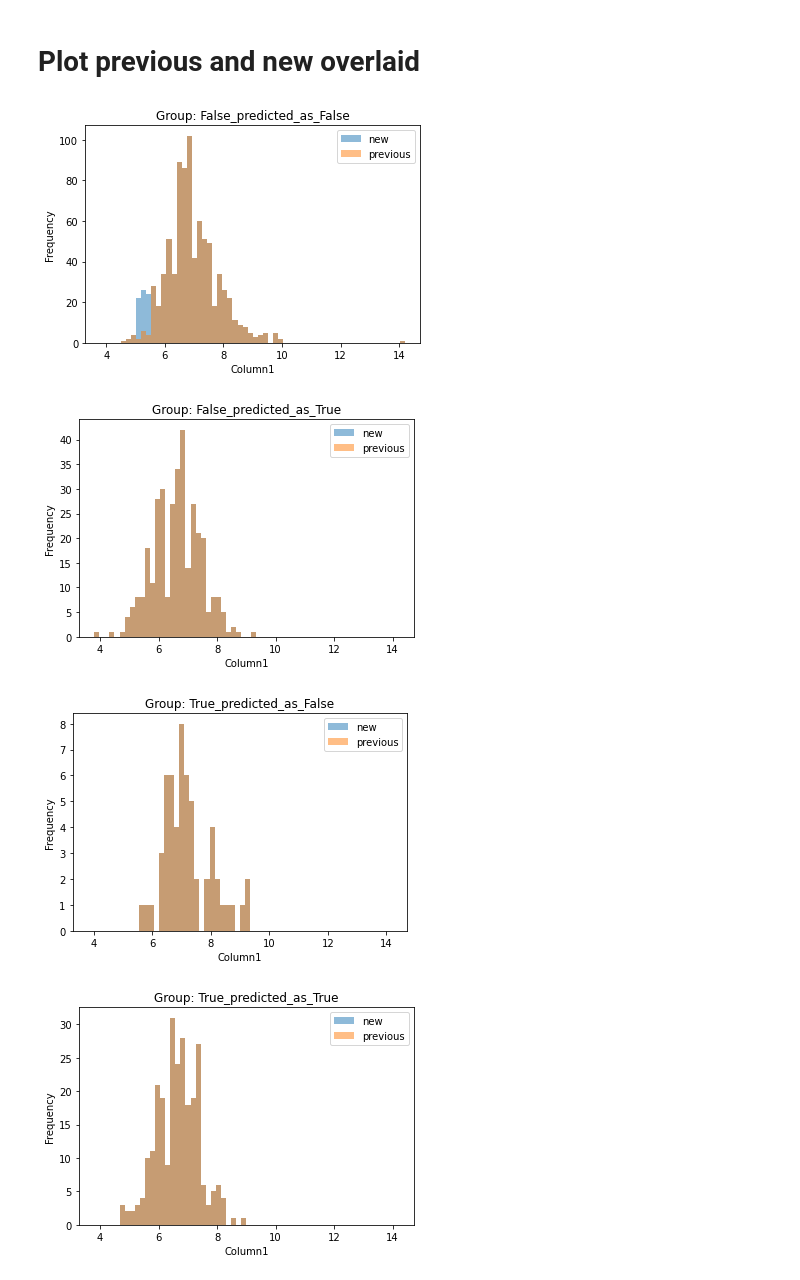
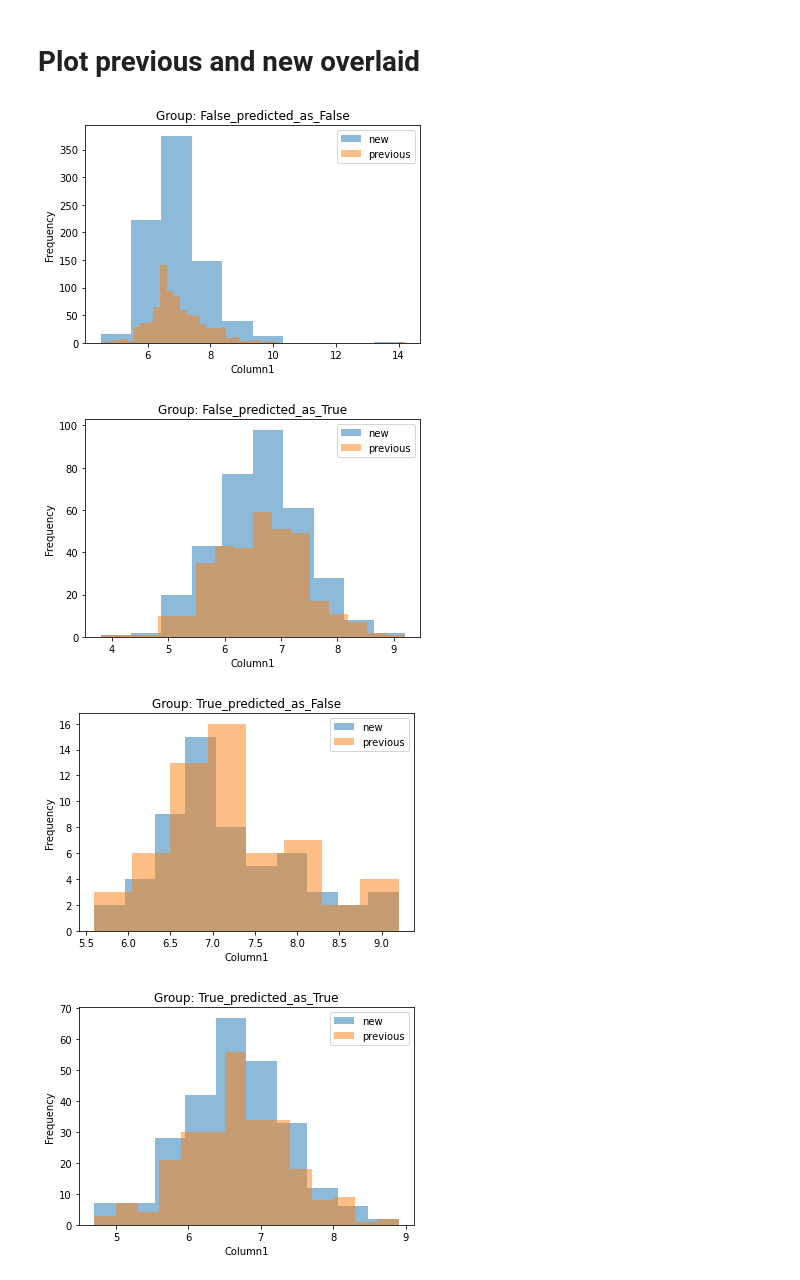
Before and after one commit to mozilla/PRESC, a Jupyter notebook: jupyter-notebooks/Plot Previous Data Common Bins.ipynb, the cells around one changed output. Cells and saved outputs as stored; diff of their text form; code cells hidden in the pictures.

Commit message:
Updated to account for common_bins=False.

```diff
--- a/jupyter-notebooks/Plot Previous Data Common Bins.ipynb
+++ b/jupyter-notebooks/Plot Previous Data Common Bins.ipynb
@@ -79,9 +94,16 @@ for y_true, y_pred in previous.index.droplevel(-1).unique():
 # Load new data
 # %%
 import pandas as pd
-#previous_file = '/Users/gleonard/dev/PRESC/presc_report/ConditionalDistributionResult_results_a.csv'
-new_file = '/Users/gleonard/dev/PRESC/presc_report/ConditionalDistributionResult_results_fixed acidity_new.csv'
-new = pd.read_csv(new_file, index_col=[0, 1, 2])
+import pickle
+
+# new = previous + 20
+# new
+
+new_file = '/Users/gleonard/dev/PRESC/presc_report/ConditionalDistributionResult_results_10_fixed acidity.pkl'
+
+with open(new_file, "rb") as handle:
+    new = pickle.load(handle)
+
 print(f'Num results: {new.shape}')
 new
 # %% [output]
@@ -103,7 +128,2 @@ Num results: (240, 1)
 # %% [markdown]
 # Load new bins
-# %%
-#bin_file = '/Users/gleonard/dev/PRESC/presc_report/ConditionalDistributionResult_bins_a.csv'
-new_bin_file = '/Users/gleonard/dev/PRESC/presc_report/ConditionalDistributionResult_bins_fixed acidity_new.csv'
-new_bins = pd.read_csv(bin_file, index_col=[0], header=None)
-new_bins
@@ -124,0 +130,10 @@ new_bins
+# %%
+import pickle
+
+# new_bins = bins
+# new_bins
+
+new_bin_file = '/Users/gleonard/dev/PRESC/presc_report/ConditionalDistributionResult_bins_10_fixed acidity.pkl'
+with open(new_bin_file, "rb") as handle:
+    new_bins = pickle.load(handle)
+new_bins
@@ -132,7 +154,11 @@ xlab = 'Column1'
 
 for y_true, y_pred in new.index.droplevel(-1).unique():
     counts = new.loc[(y_true, y_pred)]
-    b = new_bins.values
+
+    if common_bins:
+        b = new_bins.values
+    else:
+        b = new_bins.loc[(y_true, y_pred)]
 
     plt.hist(
         (b[:-1] + b[1:]) / 2,
@@ -155,37 +181,44 @@ for y_true, y_pred in new.index.droplevel(-1).unique():
 # %%
 for y_true, y_pred in new.index.droplevel(-1).unique():
     new_counts = new.loc[(y_true, y_pred)]
-    new_b = new_bins.values
+    #new_b = new_bins.values
 
     prev_counts = previous.loc[(y_true, y_pred)]
-    b = bins.values
+    #b = bins.values
+
+    if common_bins:
+        new_b = new_bins.values
+        b = bins.values
+    else:
+        new_b = new_bins.loc[(y_true, y_pred)]
+        b = bins.loc[(y_true, y_pred)]
 
     plt.hist(
         (new_b[:-1] + new_b[1:]) / 2,
         bins=len(new_counts.values),
         weights=new_counts.values,
         range=(new_b.min(), new_b.max()),
         alpha=0.5,
         label='new'
     )
 
     plt.hist(
         (b[:-1] + b[1:]) / 2,
         bins=len(prev_counts.values),
         weights=prev_counts.values,
         range=(b.min(), b.max()),
         alpha=0.5,
         label='previous'
     )
 
     plt.xlabel(xlab)
     plt.ylabel("Frequency")
     plt.title(f"Group: {y_true}_predicted_as_{y_pred}")
     plt.legend(loc='upper right')
 
     plt.show(block=False)
 # %% [output]
-[figure, old version]
+[figure, new version]
-[figure, old version]
+[figure, new version]
-[figure, old version]
+[figure, new version]
-[figure, old version]
+[figure, new version]
```
Also changed, not shown: parts of 16 cells of this notebook, 2 other files.
